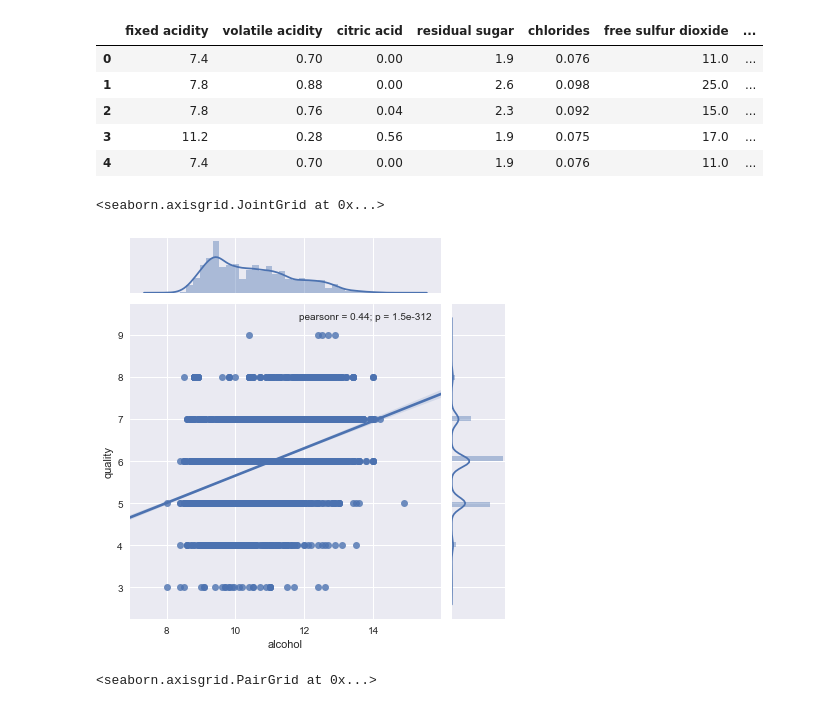
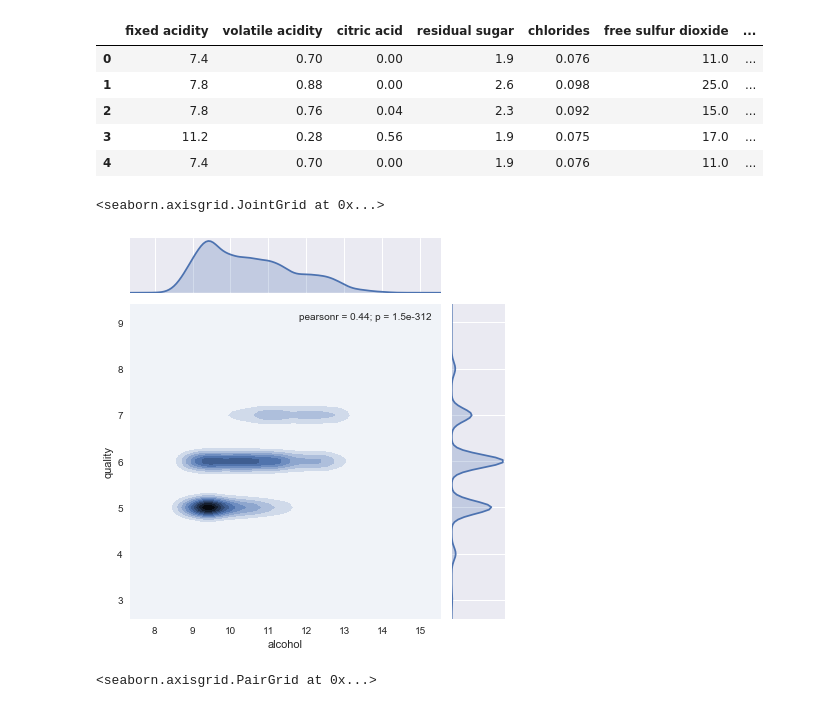
Before and after one commit to ChristopherDaigle/ConvexOptimizationWithPython, a Jupyter notebook: General/DaigleWineWork.ipynb, the cells around one changed output. Saved outputs shown, nothing was run; the diff lists cells and outputs as text; code cells hidden in the pictures.

```diff
--- a/General/DaigleWineWork.ipynb
+++ b/General/DaigleWineWork.ipynb
@@ -43,10 +43,10 @@ dfWine.head()
 | 3 | 11.2 | 0.28 | 0.56 | 1.9 | 0.075 | 17.0 | ... |
 | 4 | 7.4 | 0.70 | 0.00 | 1.9 | 0.076 | 11.0 | ... |
 # %%
-sns.jointplot(x = 'alcohol', y = 'quality', data = dfWine, kind = 'reg')
+sns.jointplot(x = 'alcohol', y = 'quality', data = dfWine, kind = 'kde')
 # %% [output]
 <seaborn.axisgrid.JointGrid at 0x...>
-[figure, old version]
+[figure, new version]
 # %%
 sns.pairplot(dfWine, hue = 'red', palette = 'coolwarm')
 # %% [output]
```
Also changed, not shown: parts of 2 cells of this notebook.
